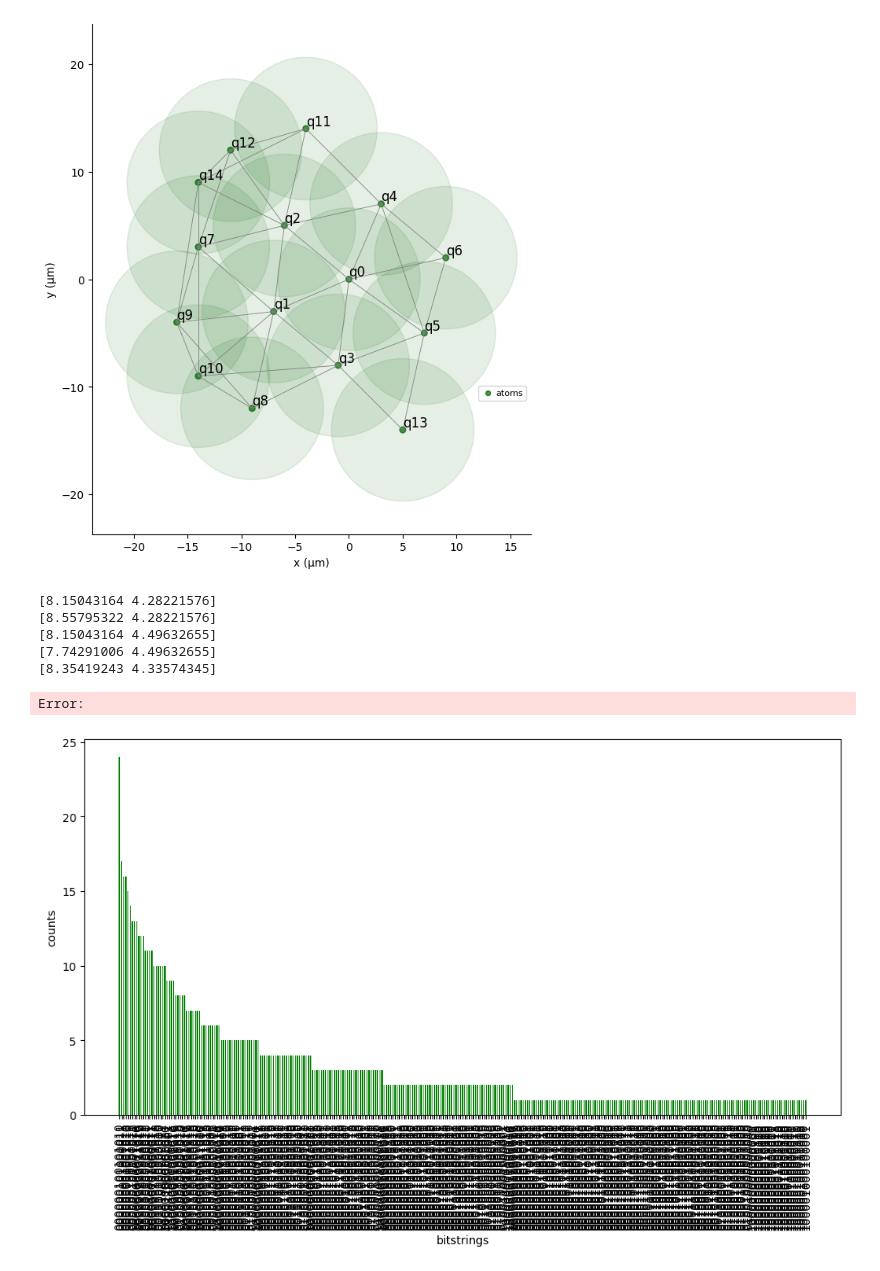
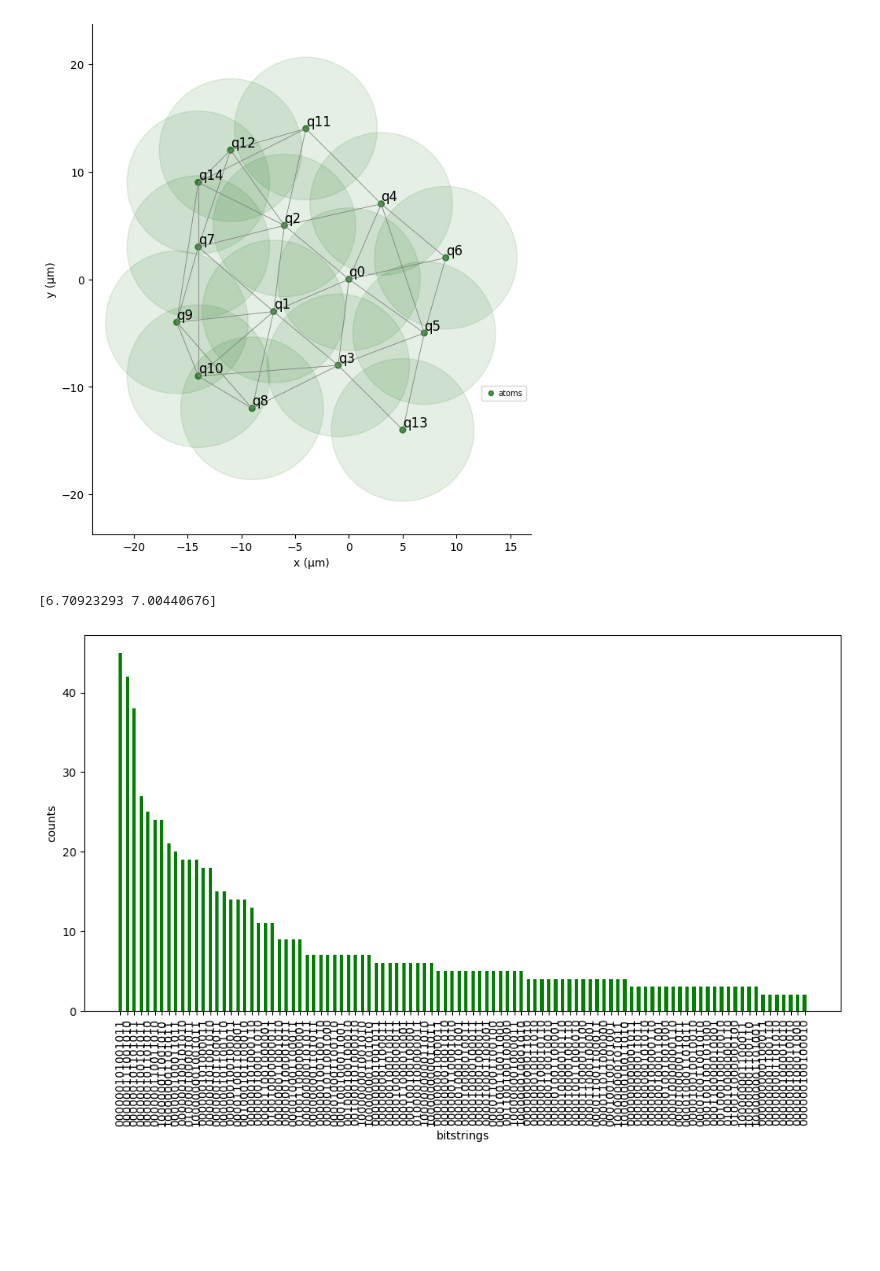
Before and after one commit to pasqal-io/Pasqal_Hackathon_Feb25_Team_03, a Jupyter notebook: vqaa.ipynb, the cells around one changed output. Drawn from its saved outputs; the diff is of its cells as text; code cells hidden in the pictures; blank space fills up the shorter version.

```diff
--- a/vqaa.ipynb
+++ b/vqaa.ipynb
@@ -8,3 +6,6 @@ Q = np.loadtxt('Q52.txt')
+# %%
+file = 'data/Q_matrix_optimal_N_5_p_2_startNode_2_endNode_4'
+Q = np.loadtxt(file)
 # %%
 coords = heuristical_embedding(atoms_list(len(Q)), generate_grid(50,50,1), Q)
 # %%
@@ -14,18 +15,13 @@ register = atoms_register(coords)
 # %%
 C, x = run_vqaa(Q, register)
 # %% [output]
-[8.15043164 4.28221576]
-[8.55795322 4.28221576]
-[8.15043164 4.49632655]
-[7.74291006 4.49632655]
-[8.35419243 4.33574345]
+[6.70923293 7.00440676]
-Error:
 # %%
 best_solutions = ["001001000000001", "001000001000001", "001000100000001"]
 # %%
-sequence = define_sequence_qaa(register, Q, 8.35419243, 4.33574345)
-C = run_sequence(sequence)
+# sequence = define_sequence_qaa(register, Q, 8.35419243, 4.33574345)
+# C = run_sequence(sequence)
 # %%
-plot_distribution(C, 100, best_solutions)
+plot_distribution(C, 1000, best_solutions)
 # %% [output]
-[figure, old version]
+[figure, new version]
```
Also changed, not shown: parts of 1 cell of this notebook, 2 other files.
